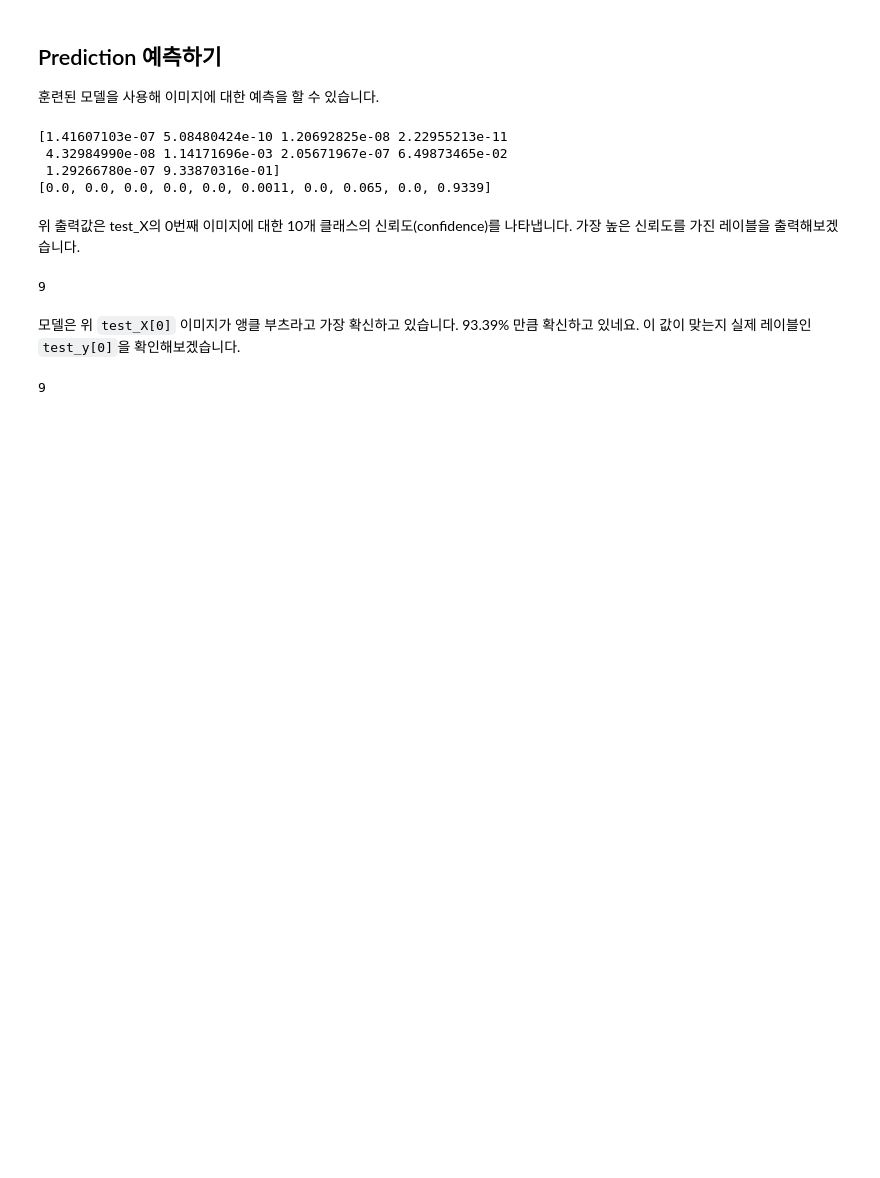
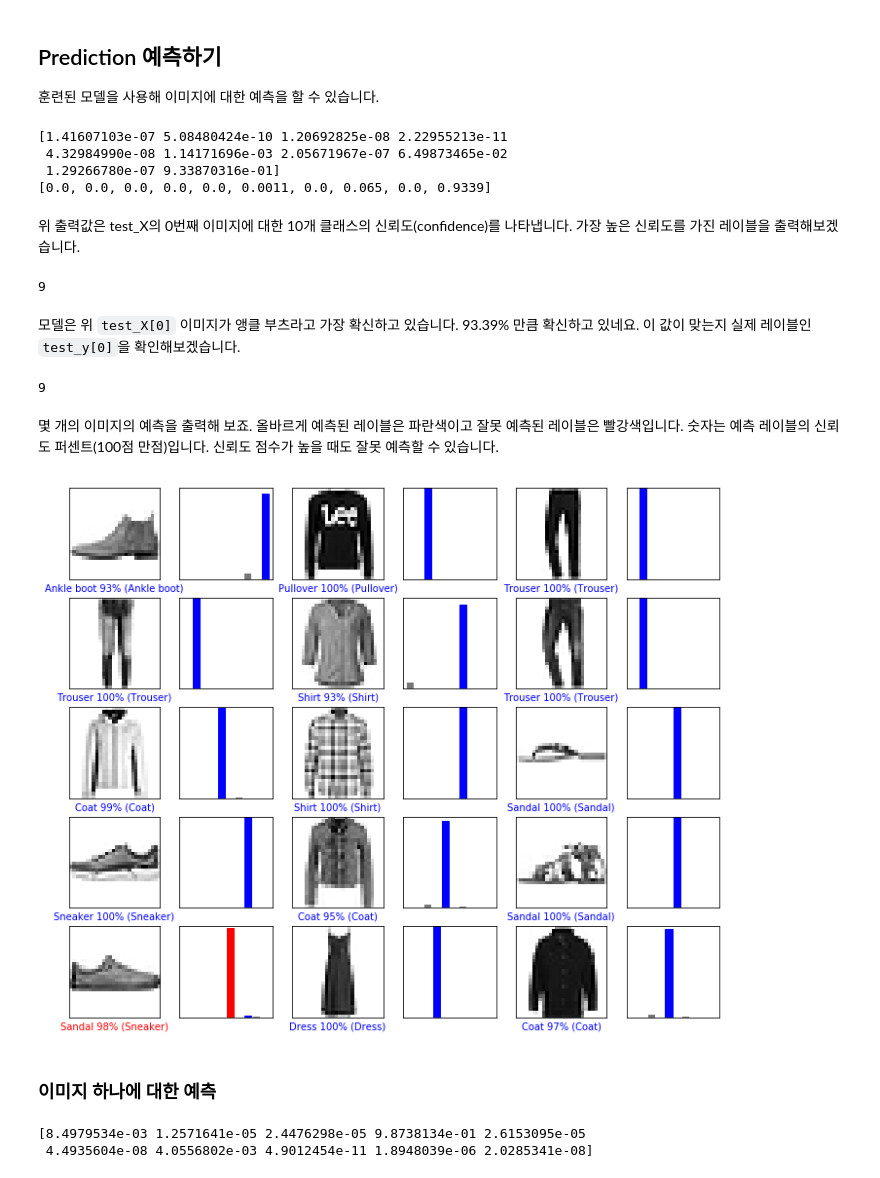
Before and after one commit to starbucksdolcelatte/AI_Practice_2019, a Jupyter notebook: Tensorflow_Basics/CNN_tutorial/Fashion_MNIST_Classification.ipynb, the cells around one changed output. Cells and saved outputs as stored; diff of their text form; code cells hidden in the pictures; blank space fills up the shorter version.

Commit message:
CNN : Fashion MNIST label prediction and classification

```diff
--- a/Tensorflow_Basics/CNN_tutorial/Fashion_MNIST_Classification.ipynb
+++ b/Tensorflow_Basics/CNN_tutorial/Fashion_MNIST_Classification.ipynb
@@ -200,0 +194,56 @@ def plot_image(i, predict_arr, true_label, img):
+# %%
+# 10 개 이미지의 신뢰도를 그래프로 표현
+def plot_image(i, predict_arr, true_label, img):
+    predict_arr, true_label, img = predict_arr[i], true_label[i], img[i]
+    plt.grid(False)
+    plt.xticks([])
+    plt.yticks([])
+
+    plt.imshow(img, cmap = plt.cm.binary)
+
+    predicted_label = np.argmax(predict_arr)
+    if predicted_label == true_label:
+        color = 'blue'
+    else:
+        color = 'red'
+
+    plt.xlabel("{} {:2.0f}% ({})".format(class_names[predicted_label],
+                                          100*np.max(predict_arr),
+                                          class_names[true_label]), color=color)
+
+def plot_value_array(i, predict_arr, true_label):
+    predict_arr, true_label = predict_arr[i], true_label[i]
+    plt.grid(False)
+    plt.xticks([])
+    plt.yticks([])
+    thisplot = plt.bar(range(10), predict_arr, color = "#777777" )
+    plt.ylim([0,1])
+    predicted_label = np.argmax(predict_arr)
+
+    thisplot[predicted_label].set_color('red')
+    thisplot[true_label].set_color('blue')
+# %% [markdown]
+몇 개의 이미지의 예측을 출력해 보죠. 올바르게 예측된 레이블은 파란색이고 잘못 예측된 레이블은 빨강색입니다. 숫자는 예측 레이블의 신뢰도 퍼센트(100점 만점)입니다. 신뢰도 점수가 높을 때도 잘못 예측할 수 있습니다.
+# %%
+num_rows = 5
+num_cols = 3
+num_images = num_rows * num_cols
+
+plt.figure(figsize = (2*2*num_cols, 2*num_rows))
+for i in range(num_images): #15개
+    plt.subplot(num_rows, 2*num_cols, 2*i+1)
+    plot_image(i, predictions, test_y, test_X)
+    plt.subplot(num_rows, 2*num_cols, 2*i+2)
+    plot_value_array(i, predictions, test_y)
+plt.show()
+# %% [output]
+[figure, added]
+# %% [markdown]
+### 이미지 하나에 대한 예측
+# %%
+img = (np.expand_dims(test_X[100], 0))
+pred = model.predict(img)
+print(pred[0])
+# %% [output]
+[8.4979534e-03 1.2571641e-05 2.4476298e-05 9.8738134e-01 2.6153095e-05
+ 4.4935604e-08 4.0556802e-03 4.9012454e-11 1.8948039e-06 2.0285341e-08]
```
Also changed, not shown: parts of 3 cells of this notebook.
